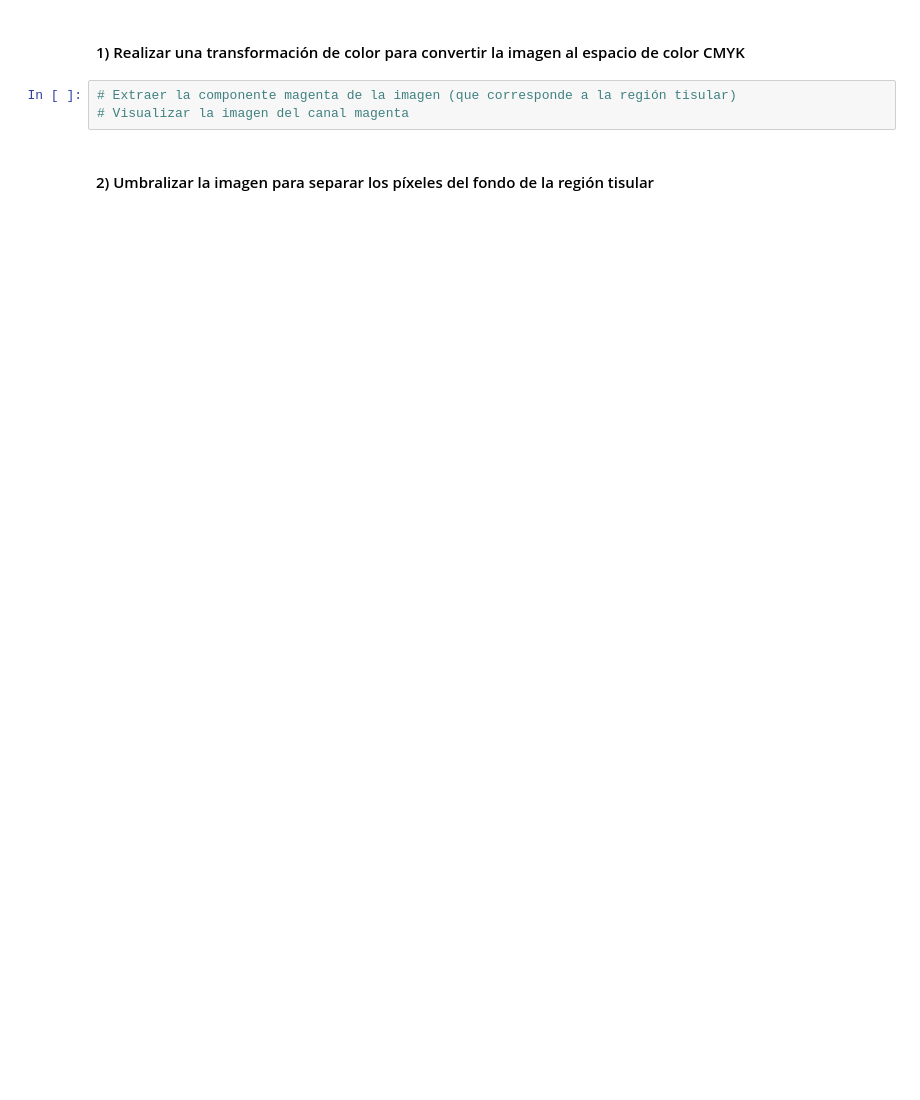
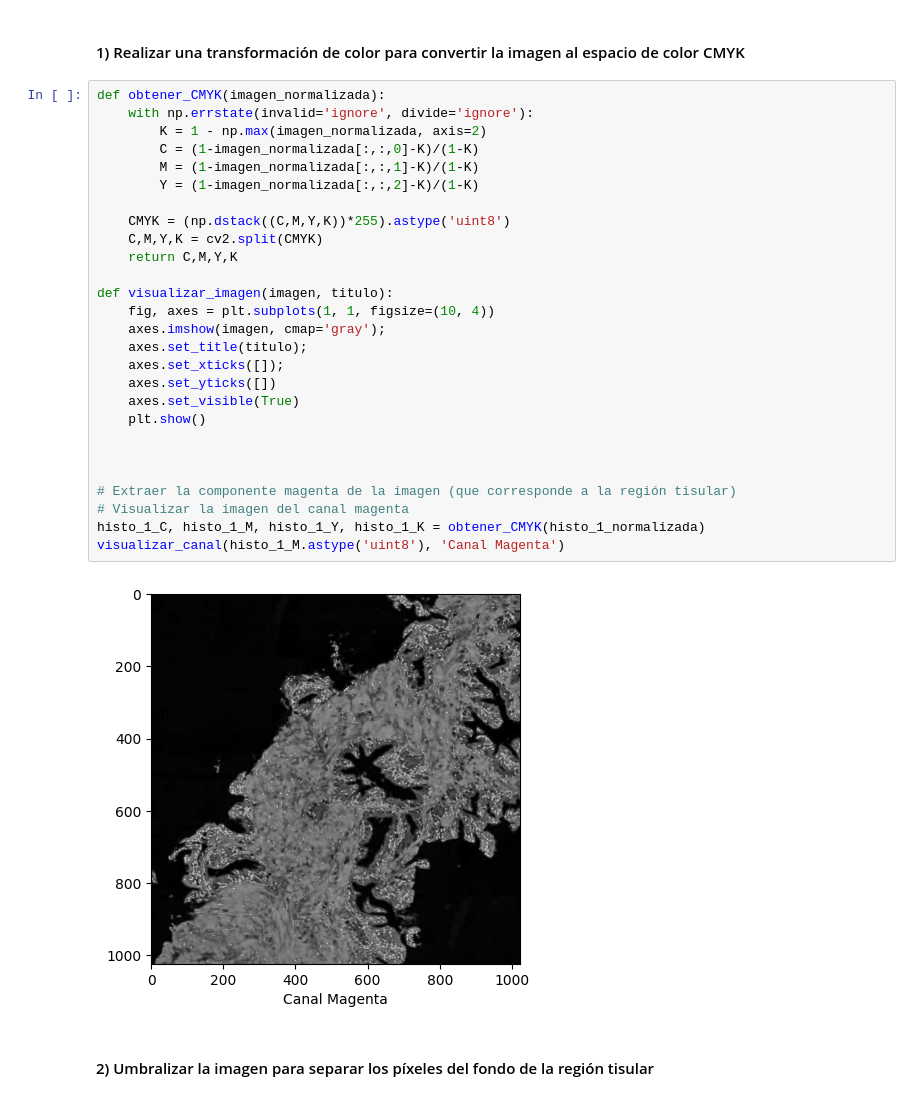
Before and after one commit to cedaniel200/viu-aprendizaje-supervisado, a Jupyter notebook: actividades/Actividad_Computer_Vision_C1_MenesesGuevara_CesarDaniel.ipynb, the cells around one changed output. Saved outputs shown, nothing was run; the diff lists cells and outputs as text; blank space fills up the shorter version.

```diff
--- a/actividades/Actividad_Computer_Vision_C1_MenesesGuevara_CesarDaniel.ipynb
+++ b/actividades/Actividad_Computer_Vision_C1_MenesesGuevara_CesarDaniel.ipynb
@@ -9,8 +28,34 @@
 # %% [markdown]
 #### 1) Realizar una transformación de color para convertir la imagen al espacio de color CMYK
-# %%
-# Extraer la componente magenta de la imagen (que corresponde a la región tisular)
-# Visualizar la imagen del canal magenta
+# %%
+def obtener_CMYK(imagen_normalizada):
+    with np.errstate(invalid='ignore', divide='ignore'):
+        K = 1 - np.max(imagen_normalizada, axis=2)
+        C = (1-imagen_normalizada[:,:,0]-K)/(1-K)
+        M = (1-imagen_normalizada[:,:,1]-K)/(1-K)
+        Y = (1-imagen_normalizada[:,:,2]-K)/(1-K)
+
+    CMYK = (np.dstack((C,M,Y,K))*255).astype('uint8')
+    C,M,Y,K = cv2.split(CMYK)
+    return C,M,Y,K
+
+def visualizar_imagen(imagen, titulo):
+    fig, axes = plt.subplots(1, 1, figsize=(10, 4))
+    axes.imshow(imagen, cmap='gray');
+    axes.set_title(titulo);
+    axes.set_xticks([]);
+    axes.set_yticks([])
+    axes.set_visible(True)
+    plt.show()
+
+
+
+# Extraer la componente magenta de la imagen (que corresponde a la región tisular)
+# Visualizar la imagen del canal magenta
+histo_1_C, histo_1_M, histo_1_Y, histo_1_K = obtener_CMYK(histo_1_normalizada)
+visualizar_canal(histo_1_M.astype('uint8'), 'Canal Magenta')
+# %% [output]
+[figure, added]
 # %% [markdown]
 #### 2) Umbralizar la imagen para separar los píxeles del fondo de la región tisular
 # %%
```
Also changed, not shown: parts of 3 cells of this notebook, 2 other files.
